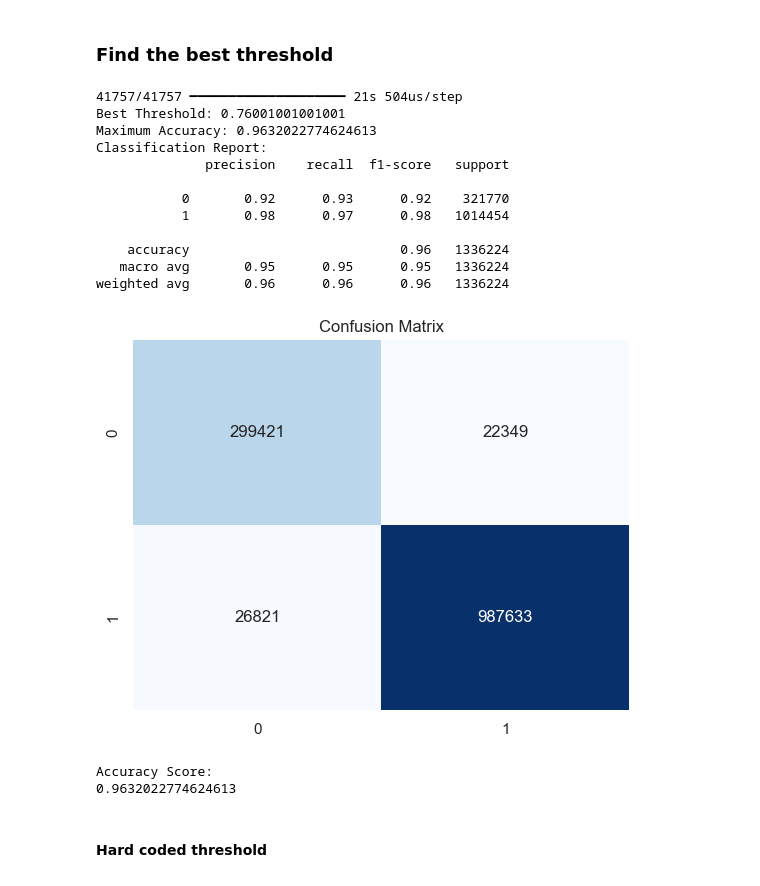
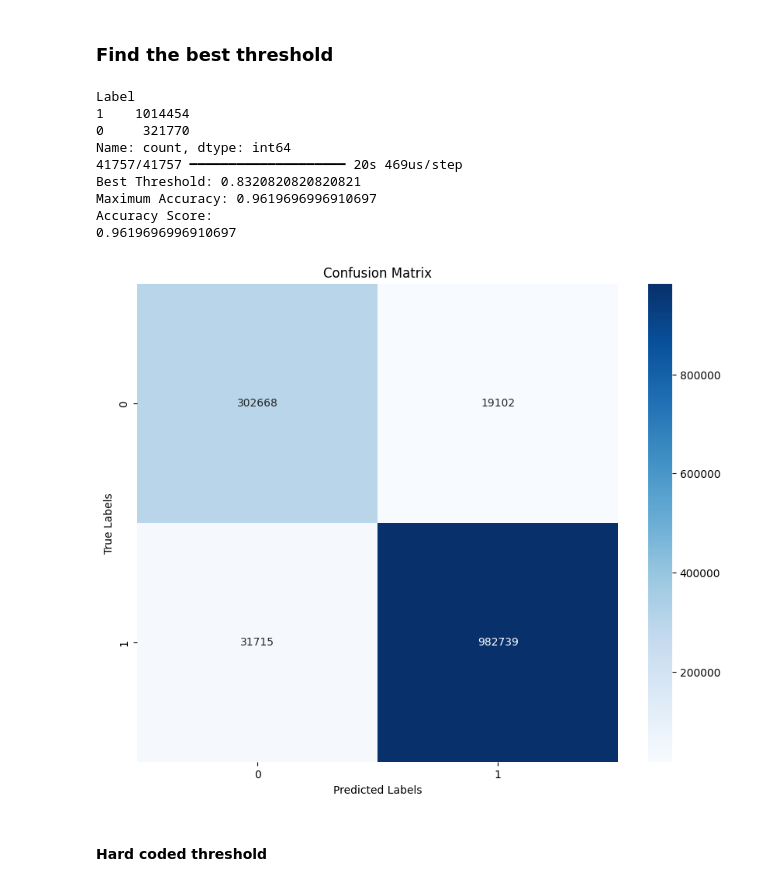
Before and after one commit to dwdwjtwcz/ids2017-anomaly-detection, a Jupyter notebook: podsumowanie3.ipynb, the cells around one changed output. Drawn from its saved outputs; the diff is of its cells as text; code cells hidden in the pictures.

```diff
--- a/podsumowanie3.ipynb
+++ b/podsumowanie3.ipynb
@@ -12,7 +12,7 @@ from sklearn.cluster import KMeans
 from sklearn.preprocessing import StandardScaler, LabelEncoder
 from sklearn.linear_model import LogisticRegression
 from sklearn.neighbors import KNeighborsClassifier
-from sklearn.metrics import accuracy_score
+from sklearn.metrics import accuracy_score, classification_report, roc_curve, auc
 from sklearn import metrics
 from sklearn.naive_bayes import GaussianNB
 from sklearn.ensemble import IsolationForest, RandomForestClassifier
@@ -28,7 +28,6 @@ from keras.layers import Dense
 
 from matplotlib import pyplot as plt
 import seaborn as sns
-sns.set()
 # %% [markdown]
 # Obróbka danych
 # %% [markdown]
@@ -876,6 +809,8 @@ print('Test accuracy: %.2f' % (accuracy * 100))
 # %% [markdown]
 ### Run model on preset parameters
 # %%
+df = pd.read_parquet('./IDS2017/Final/Combined.parquet')
+
 df['Label'] = df['Label'].apply(lambda x: 1 if x == 'BENIGN' else 0).astype("int")  # BENIGN -> 1, non-BENIGN -> 0
 df['Bwd Packet Length Max'] = df['Bwd Packet Length Max'].astype('int')
 
@@ -898,7 +833,7 @@ model.compile(loss='binary_crossentropy', optimizer='adam', metrics=['accuracy']
 history = model.fit(
     X_train_scaled,
     y_train,
-    epochs=8,
+    epochs=10,
     batch_size=128,
     validation_data=(X_test_scaled, y_test)
 )
@@ -943,54 +877,54 @@ df_big['Bwd Packet Length Max'] = df_big['Bwd Packet Length Max'].astype('int')
 print(df_big['Label'].value_counts())
 
 X_combined = df_big.drop('Label', axis=1)
 y_combined = df_big['Label']
 X_combined_scaled = scaler.transform(X_combined)
 
 df_big['anomaly_score'] = model.predict(X_combined_scaled)
 
 thresholds = np.linspace(0.75, 1, 1000)
 max_accuracy = 0
 best_threshold = 0
 
 for threshold in thresholds:
     df_big['anomaly'] = df_big['anomaly_score'].apply(lambda x: 0 if x < threshold else 1)
     accuracy = accuracy_score(y_combined, df_big['anomaly'])
 
     if accuracy > max_accuracy:
         max_accuracy = accuracy
         best_threshold = threshold
 
 
 print("Best Threshold:", best_threshold)
 print("Maximum Accuracy:", max_accuracy)
 
 df_big['anomaly'] = df_big['anomaly_score'].apply(lambda x: 0 if x < best_threshold else 1)
 
-print("Classification Report:")
-print(classification_report(y_combined, df_big['anomaly']))
+print("Accuracy Score:")
+print(accuracy_score(y_combined, df_big['anomaly']))
 
-sns.heatmap(confusion_matrix(y_combined, df_big['anomaly']), fmt="d", annot=True, cmap='Blues', cbar=False)
+confusion_matrix = metrics.confusion_matrix(y_combined, df_big['anomaly'])
+class_labels = sorted(y_combined.unique())
+
+confusion_df = pd.DataFrame(confusion_matrix, index=class_labels, columns=class_labels)
+
+plt.figure(figsize=(10, 8))
+sns.heatmap(confusion_df, annot=True, fmt='d', cmap='Blues')
+plt.xlabel('Predicted Labels')
+plt.ylabel('True Labels')
 plt.title('Confusion Matrix')
 plt.show()
-
-print("Accuracy Score:")
-print(accuracy_score(y_combined, df_big['anomaly']))
 # %% [output]
-41757/41757 ━━━━━━━━━━━━━━━━━━━━ 21s 504us/step
-Best Threshold: 0.76001001001001
-Maximum Accuracy: 0.9632022774624613
-Classification Report:
-              precision    recall  f1-score   support
-
-           0       0.92      0.93      0.92    321770
-           1       0.98      0.97      0.98   1014454
-
-    accuracy                           0.96   1336224
-   macro avg       0.95      0.95      0.95   1336224
-weighted avg       0.96      0.96      0.96   1336224
+Label
+1    1014454
+0     321770
+Name: count, dtype: int64
+41757/41757 ━━━━━━━━━━━━━━━━━━━━ 20s 469us/step
+Best Threshold: 0.8320820820820821
+Maximum Accuracy: 0.9619696996910697
+Accuracy Score:
+0.9619696996910697
-[figure, old version]
+[figure, new version]
-Accuracy Score:
-0.9632022774624613
 # %% [markdown]
 #### Hard coded threshold
 # %%
```
Also changed, not shown: parts of 21 cells of this notebook.
